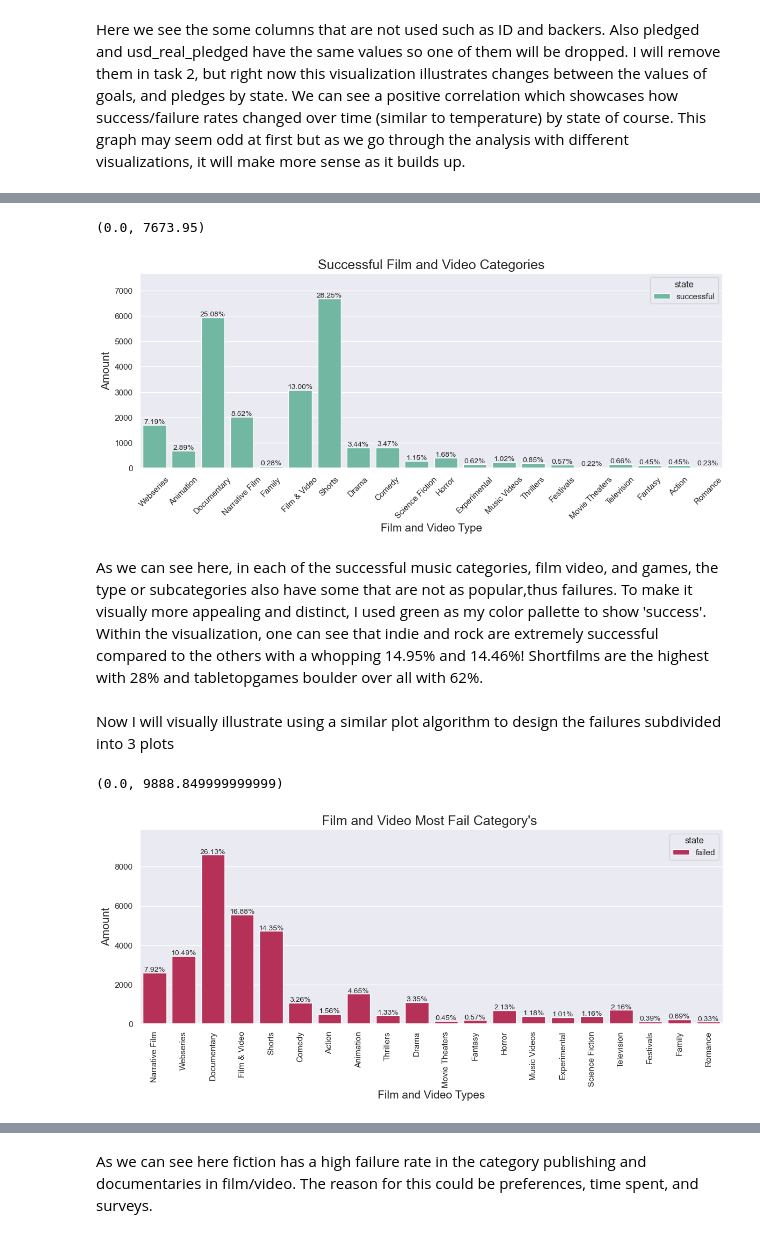
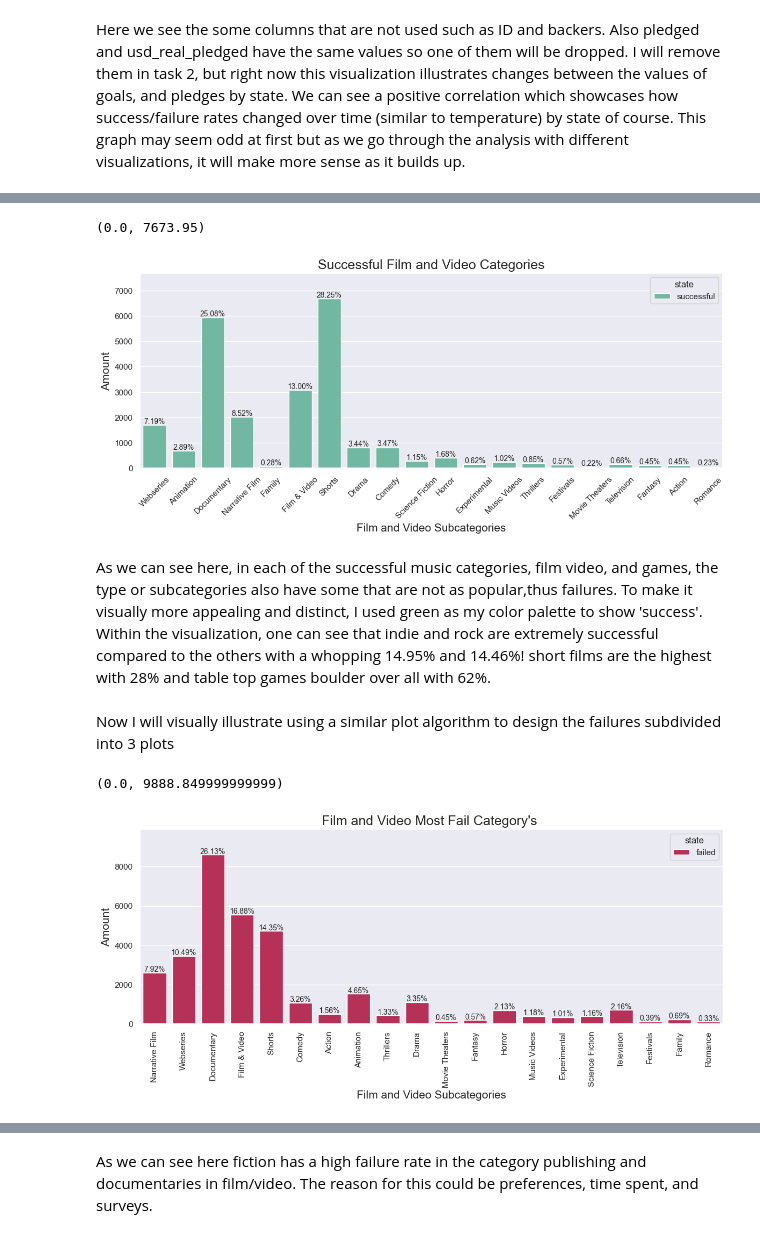
Before and after one commit to aryanagn/Funding-Trend-Navigator, a Jupyter notebook: notebooks/analysis3.ipynb, the cells around one changed output, grey strips where cells are left out. Cells and saved outputs as stored; diff of their text form; code cells hidden in the pictures.

```diff
--- a/notebooks/analysis3.ipynb
+++ b/notebooks/analysis3.ipynb
@@ -141,7 +141,7 @@ plt.subplot(311)
 graphMusic = sns.countplot(x='category', data=MusicDf, hue = 'state', palette = 'BuGn_r')
 graphMusic.set_xticklabels(graphMusic.get_xticklabels(),rotation=45)
 graphMusic.set_title("Successful Music Categories", fontsize=18)
-graphMusic.set_xlabel("Music Type", fontsize=15)
+graphMusic.set_xlabel("Music Subcategories", fontsize=15)
 graphMusic.set_ylabel("Counts", fontsize=15)
 percentages=[]
 for i in graphMusic.patches:
@@ -165,7 +165,7 @@ plt.subplot(311)
 graphGames = sns.countplot(x='category', data=GamesDf,hue = 'state', palette = 'BuGn_r')
 graphGames.set_xticklabels(graphGames.get_xticklabels(),rotation=45)
 graphGames.set_title("Successful Game Categories", fontsize=18)
-graphGames.set_xlabel("Games Type", fontsize=15)
+graphGames.set_xlabel("Games Subcategories", fontsize=15)
 graphGames.set_ylabel("Counts", fontsize=15)
 percentages=[]
 for i in graphGames.patches:
@@ -182,29 +182,29 @@ plt.subplots_adjust(wspace = 0.1, hspace = 0.6,top = 0.9)
 # %%
 FilmVideoDf = df[(df['main_category'] == 'Film & Video') & (df['state'] == 'successful')]
 plt.figure(figsize=(14,16))
 total = len(df)
 plt.subplot(311)
 graphFilmVideo = sns.countplot(x='category', data=FilmVideoDf, hue = 'state', palette = 'BuGn_r')
 graphFilmVideo.set_xticklabels(graphFilmVideo.get_xticklabels(),rotation=45)
 graphFilmVideo.set_title("Successful Film and Video Categories", fontsize = 18)
-graphFilmVideo.set_xlabel("Film and Video Type", fontsize = 15)
+graphFilmVideo.set_xlabel("Film and Video Subcategories", fontsize = 15)
 graphFilmVideo.set_ylabel("Amount", fontsize = 15)
 percentages=[]
 for i in graphFilmVideo.patches:
     height = i.get_height()
     percentages.append(height)
     graphFilmVideo.text(i.get_x()+i.get_width()/2., #showcasing the percentages ontop of the bars
     height + 55,
     '{:1.2f}%'.format(height/len(FilmVideoDf)*100), #convert to percentages
     ha="center", fontsize=10)
 graphFilmVideo.set_ylim(0, max(percentages) * 1.15)
 # %% [output]
 (0.0, 7673.95)
-[figure, old version]
+[figure, new version]
 # %% [markdown]
 As we can see here, in each of the successful music categories, film video, and games,
 the type or subcategories also have some that are not as popular,thus failures. To make it visually more appealing and distinct, I used green
-as my color pallette to show 'success'. Within the visualization, one can see that indie and rock are extremely successful compared to the others with a whopping 14.95% and 14.46%! Shortfilms are the highest with 28% and tabletopgames boulder over all with 62%.
+as my color palette to show 'success'. Within the visualization, one can see that indie and rock are extremely successful compared to the others with a whopping 14.95% and 14.46%! short films are the highest with 28% and table top games boulder over all with 62%.
 # %% [markdown]
 Now I will visually illustrate using a similar plot algorithm to design the failures subdivided into 3 plots
 # %%
@@ -215,7 +215,7 @@ plt.subplot(3,1,1)
 graphFilms = sns.countplot(x='category', data=FilmsFailed,hue = 'state', palette = 'rocket')
 graphFilms.set_xticklabels(graphFilms.get_xticklabels(),rotation=90)
 graphFilms.set_title("Film and Video Most Fail Category's ", fontsize=18)
-graphFilms.set_xlabel("Film and Video Types", fontsize=15)
+graphFilms.set_xlabel("Film and Video Subcategories", fontsize=15)
 graphFilms.set_ylabel("Amount", fontsize=15)
 percentages=[]
 for i in graphFilms.patches:
@@ -228,7 +228,7 @@ for i in graphFilms.patches:
 graphFilms.set_ylim(0, max(percentages) * 1.15)
 # %% [output]
 (0.0, 9888.849999999999)
-[figure, old version]
+[figure, new version]
 # %%
 PublishingFailed = df[(df['main_category'] == 'Publishing') & (df['state'] == 'failed')]
 plt.figure(figsize=(14,16))
```
Also changed, not shown: parts of 19 cells of this notebook, 7 other files.
